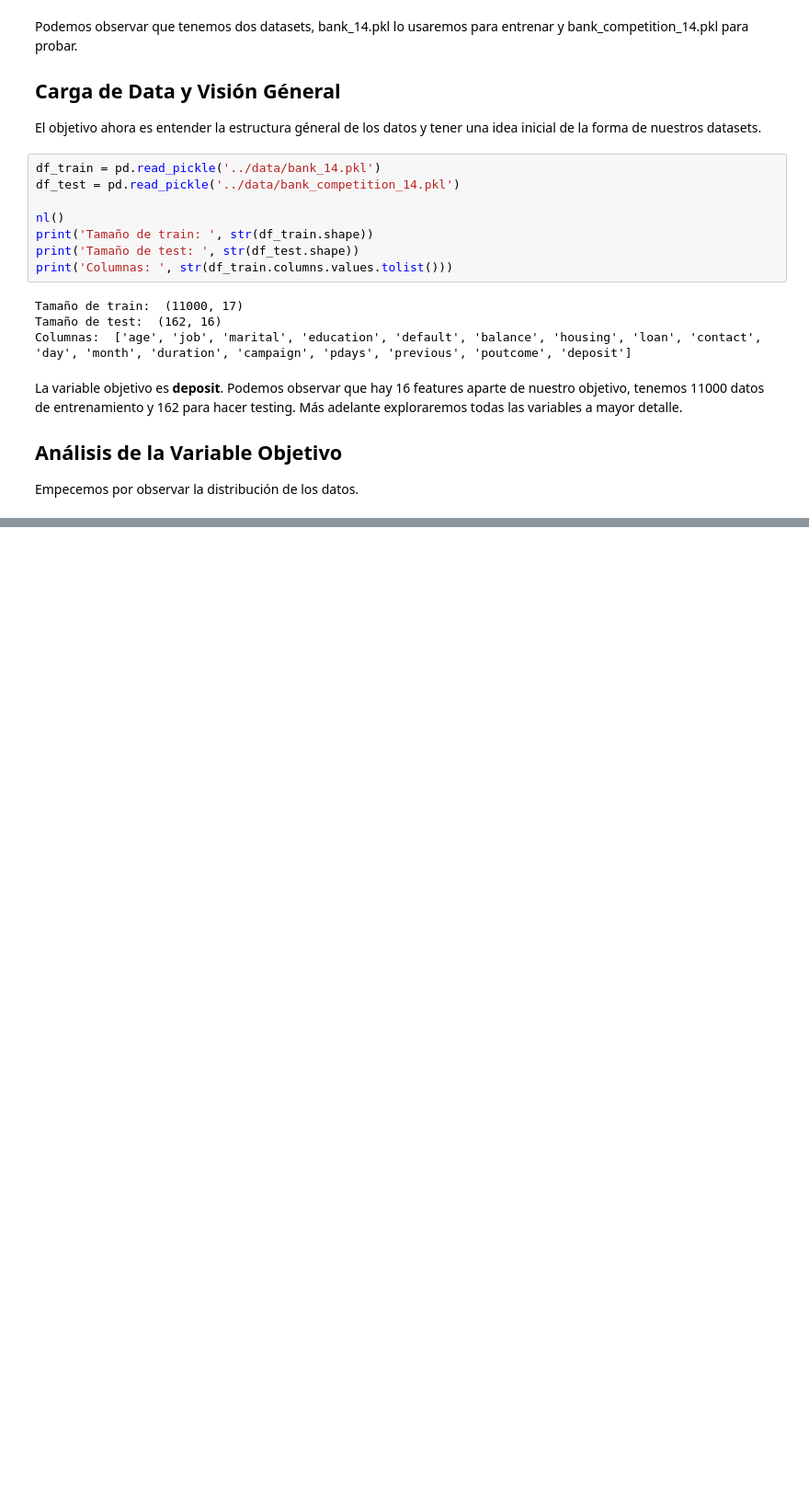
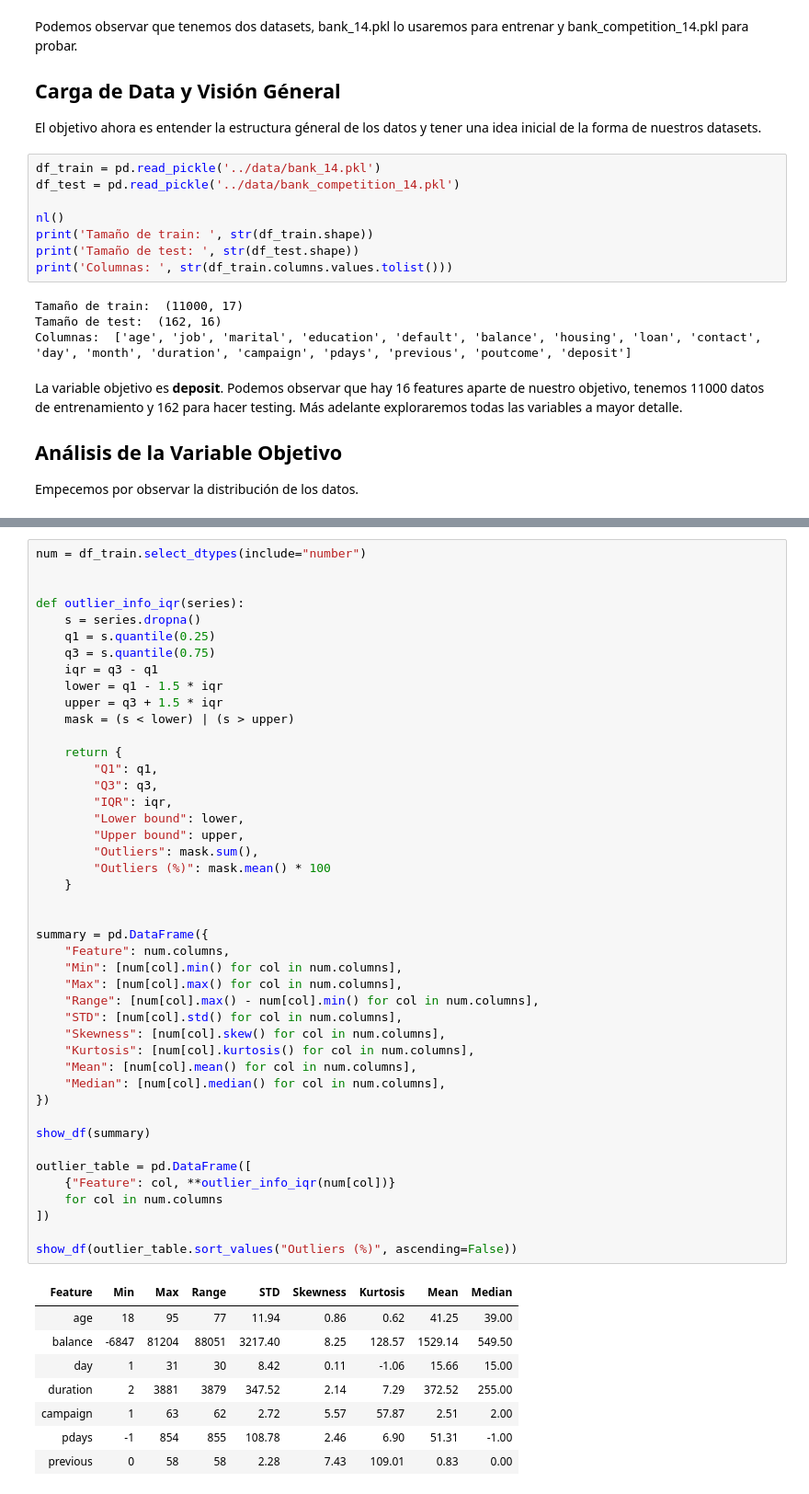
Before and after one commit to mathiasaiva/AA_primera_practica, a Jupyter notebook: notebooks/01_EDA_and_modeling.ipynb, the cells around one changed output, grey strips where cells are left out. Shown at 92% size. Saved outputs shown, nothing was run; the diff lists cells and outputs as text; blank space fills up the shorter version.

```diff
--- a/notebooks/01_EDA_and_modeling.ipynb
+++ b/notebooks/01_EDA_and_modeling.ipynb
@@ -145,0 +214,53 @@ Nos interesa saber los dominios de cada variable, las distribuciones de valores
+# %%
+num = df_train.select_dtypes(include="number")
+
+
+def outlier_info_iqr(series):
+    s = series.dropna()
+    q1 = s.quantile(0.25)
+    q3 = s.quantile(0.75)
+    iqr = q3 - q1
+    lower = q1 - 1.5 * iqr
+    upper = q3 + 1.5 * iqr
+    mask = (s < lower) | (s > upper)
+
+    return {
+        "Q1": q1,
+        "Q3": q3,
+        "IQR": iqr,
+        "Lower bound": lower,
+        "Upper bound": upper,
+        "Outliers": mask.sum(),
+        "Outliers (%)": mask.mean() * 100
+    }
+
+
+summary = pd.DataFrame({
+    "Feature": num.columns,
+    "Min": [num[col].min() for col in num.columns],
+    "Max": [num[col].max() for col in num.columns],
+    "Range": [num[col].max() - num[col].min() for col in num.columns],
+    "STD": [num[col].std() for col in num.columns],
+    "Skewness": [num[col].skew() for col in num.columns],
+    "Kurtosis": [num[col].kurtosis() for col in num.columns],
+    "Mean": [num[col].mean() for col in num.columns],
+    "Median": [num[col].median() for col in num.columns],
+})
+
+show_df(summary)
+
+outlier_table = pd.DataFrame([
+    {"Feature": col, **outlier_info_iqr(num[col])}
+    for col in num.columns
+])
+
+show_df(outlier_table.sort_values("Outliers (%)", ascending=False))
+# %% [output]
+| Feature | Min | Max | Range | STD | Skewness | Kurtosis | Mean | Median |
+| age | 18 | 95 | 77 | 11.94 | 0.86 | 0.62 | 41.25 | 39.00 |
+| balance | -6847 | 81204 | 88051 | 3217.40 | 8.25 | 128.57 | 1529.14 | 549.50 |
+| day | 1 | 31 | 30 | 8.42 | 0.11 | -1.06 | 15.66 | 15.00 |
+| duration | 2 | 3881 | 3879 | 347.52 | 2.14 | 7.29 | 372.52 | 255.00 |
+| campaign | 1 | 63 | 62 | 2.72 | 5.57 | 57.87 | 2.51 | 2.00 |
+| pdays | -1 | 854 | 855 | 108.78 | 2.46 | 6.90 | 51.31 | -1.00 |
+| previous | 0 | 58 | 58 | 2.28 | 7.43 | 109.01 | 0.83 | 0.00 |
```
Also changed, not shown: parts of 9 cells of this notebook.
